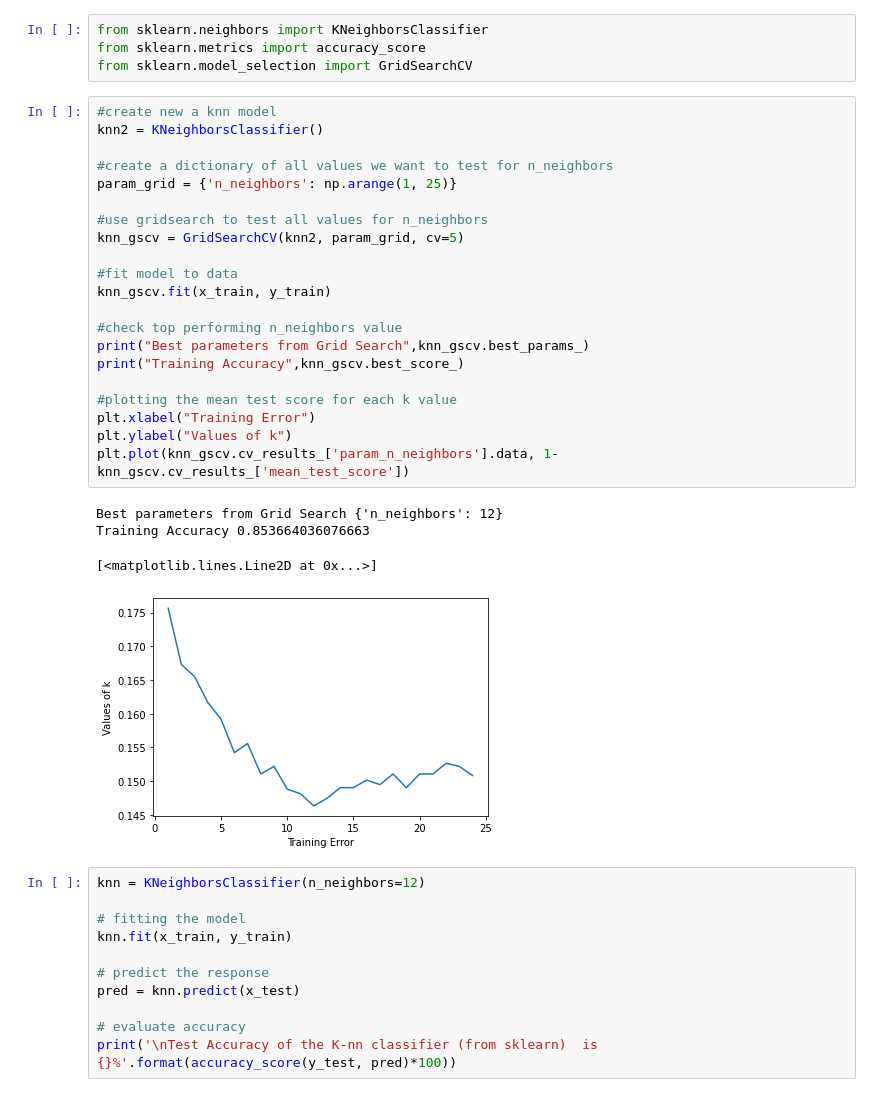
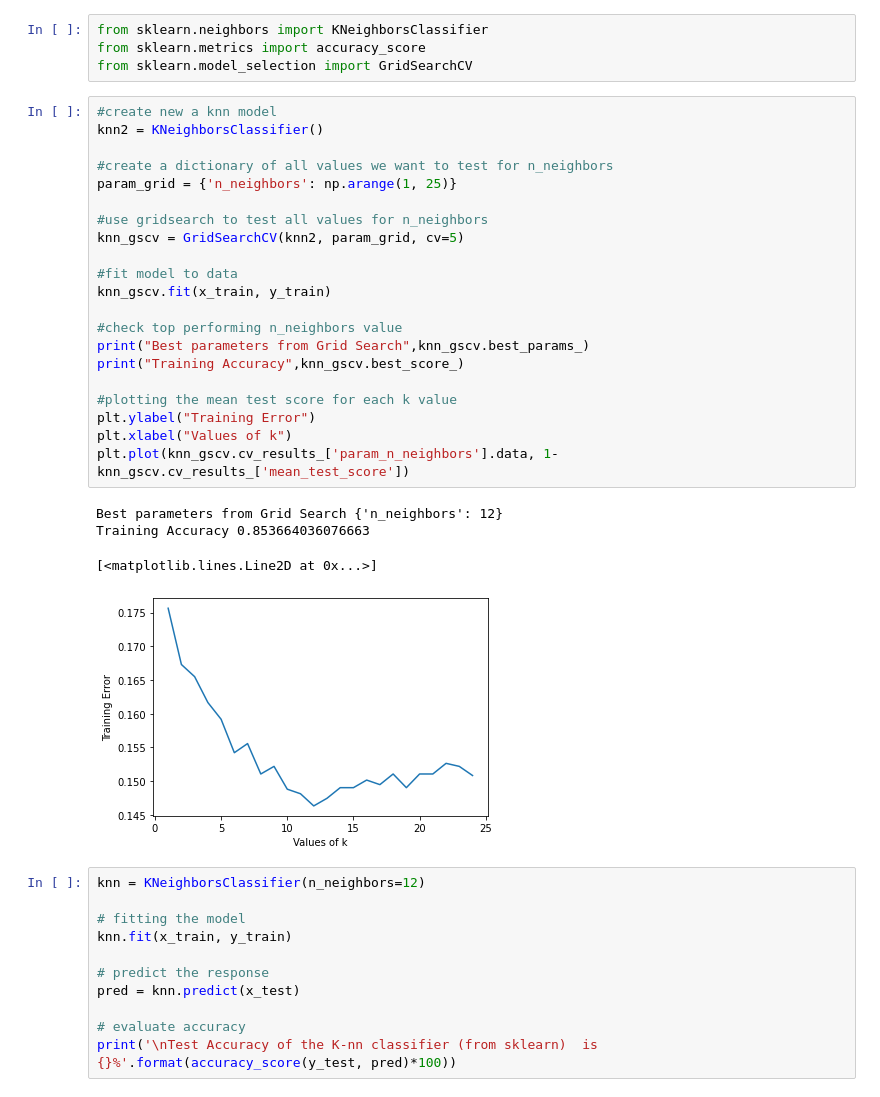
Before and after one commit to yay14/Knn-w-GridSearch, a Jupyter notebook: KNN & Grid Search.ipynb, the cells around one changed output. Cells and saved outputs as stored; diff of their text form.

```diff
--- a/KNN & Grid Search.ipynb
+++ b/KNN & Grid Search.ipynb
@@ -109,29 +109,29 @@ from sklearn.model_selection import GridSearchCV
 # %%
 #create new a knn model
 knn2 = KNeighborsClassifier()
 
 #create a dictionary of all values we want to test for n_neighbors
 param_grid = {'n_neighbors': np.arange(1, 25)}
 
 #use gridsearch to test all values for n_neighbors
 knn_gscv = GridSearchCV(knn2, param_grid, cv=5)
 
 #fit model to data
 knn_gscv.fit(x_train, y_train)
 
 #check top performing n_neighbors value
 print("Best parameters from Grid Search",knn_gscv.best_params_)
 print("Training Accuracy",knn_gscv.best_score_)
 
 #plotting the mean test score for each k value
-plt.xlabel("Training Error")
-plt.ylabel("Values of k")
+plt.ylabel("Training Error")
+plt.xlabel("Values of k")
 plt.plot(knn_gscv.cv_results_['param_n_neighbors'].data, 1-knn_gscv.cv_results_['mean_test_score'])
 # %% [output]
 Best parameters from Grid Search {'n_neighbors': 12}
 Training Accuracy 0.853664036076663
 [<matplotlib.lines.Line2D at 0x...>]
-[figure, old version]
+[figure, new version]
 # %%
 knn = KNeighborsClassifier(n_neighbors=12)
 
```
Also changed, not shown: 2 other files.
